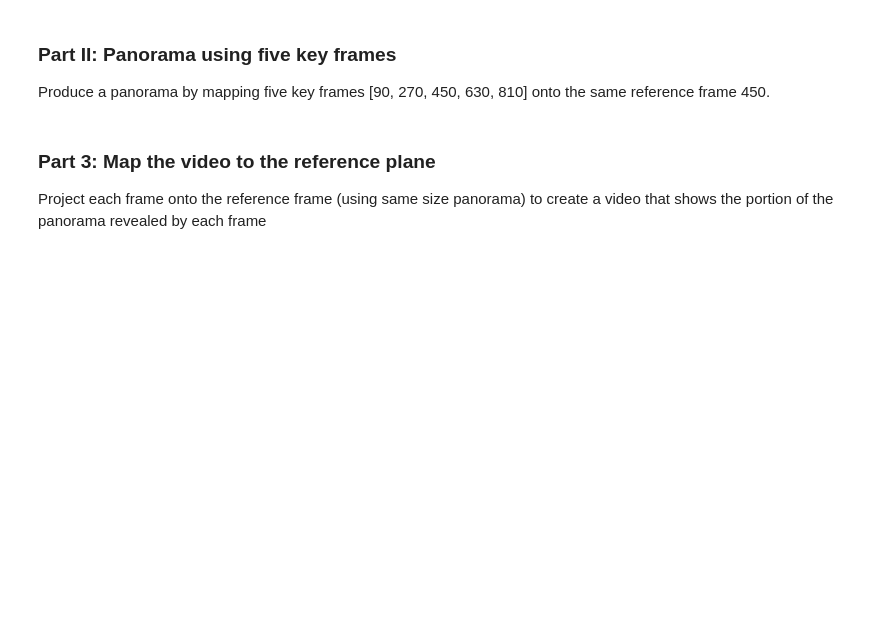
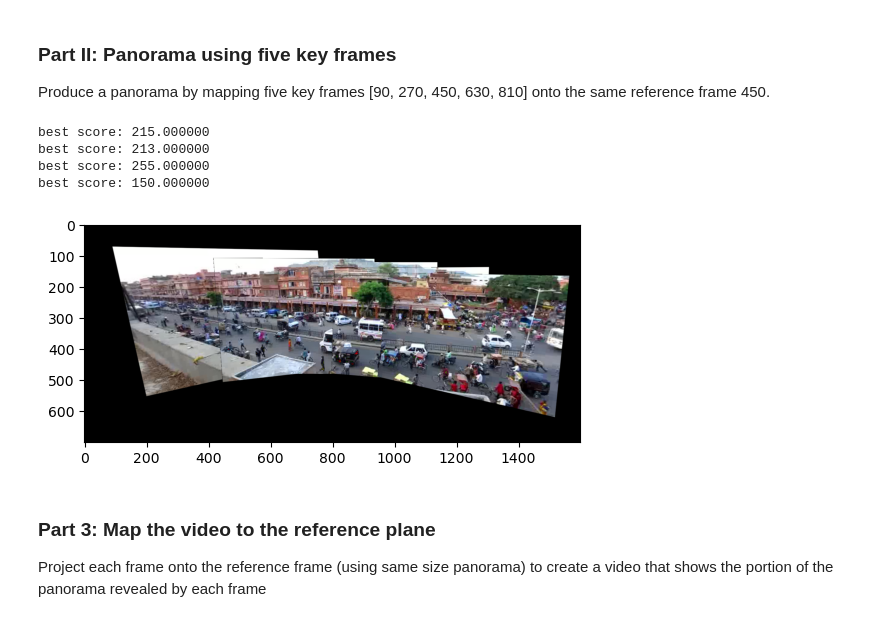
Before and after one commit to Boey-li/Fall23_CS445, a Jupyter notebook: Projects/project5_VideoStitching/mp5/Project_5_starter.ipynb, the cells around one changed output. Cells and saved outputs as stored; diff of their text form; code cells hidden in the pictures; blank space fills up the shorter version.

Commit message:
done project 5 part 2.

```diff
--- a/Projects/project5_VideoStitching/mp5/Project_5_starter.ipynb
+++ b/Projects/project5_VideoStitching/mp5/Project_5_starter.ipynb
@@ -215,3 +207,50 @@ for n in range(len(key_frames_idx)):
+# %%
+key_frames_idx = np.array([90, 270, 450, 630, 810])-1
+
+frames = np.zeros((len(key_frames_idx), im1.shape[0], im1.shape[1], im1.shape[2]),dtype='uint8')
+for n in range(len(key_frames_idx)):
+  frames[n] = cv2.imread("./images/input/frames/f0{num}.jpg".format(num=str(key_frames_idx[n]+1).zfill(3)))
+
+#### TO DO solution
+projectedWidth = 1600
+projectedHeight = 700
+Tr = np.array([[1, 0, 660], [0, 1, 120], [0, 0, 1]], dtype=np.float32)
+
+homographies = [None] * 5
+homographies[2] = np.eye(3) # reference frame
+ref_frame = frames[2] # frame 450
+
+# homographics for frames 270 and 630
+homographies[1] = auto_homography(frames[1], ref_frame, computeHomography)
+homographies[3] = auto_homography(frames[3], ref_frame, computeHomography)
+
+# homographics for frames 90 and 810
+# two stage mapping by using frame 270/630 as a guide
+H_90_to_270 = auto_homography(frames[0], frames[1], computeHomography)
+homographies[0] = np.dot(homographies[1], H_90_to_270)
+
+H_810_to_630 = auto_homography(frames[4], frames[3], computeHomography)
+homographies[4] = np.dot(homographies[3], H_810_to_630)
+
+# warp and blend the frames
+warped_frames = [None] * 5
+for n in range(5):
+  warped_frames[n] = cv2.warpPerspective(frames[n], np.dot(Tr, homographies[n]), (projectedWidth, projectedHeight))
+
+# blend the frames
+panorama = np.zeros((projectedHeight, projectedWidth, 3), dtype='uint8')
+for n in range(5):
+  panorama = utils.blendImages(panorama, warped_frames[n])
+
+plt.figure()
+plt.imshow(panorama[:,:,[2,1,0]])
+plt.show()
+# %% [output]
+best score: 215.000000
+best score: 213.000000
+best score: 255.000000
+best score: 150.000000
+[figure, added]
 # %% [markdown]
 ### Part 3: Map the video to the reference plane
 
```
Also changed, not shown: parts of 2 cells of this notebook, 1 other file.
